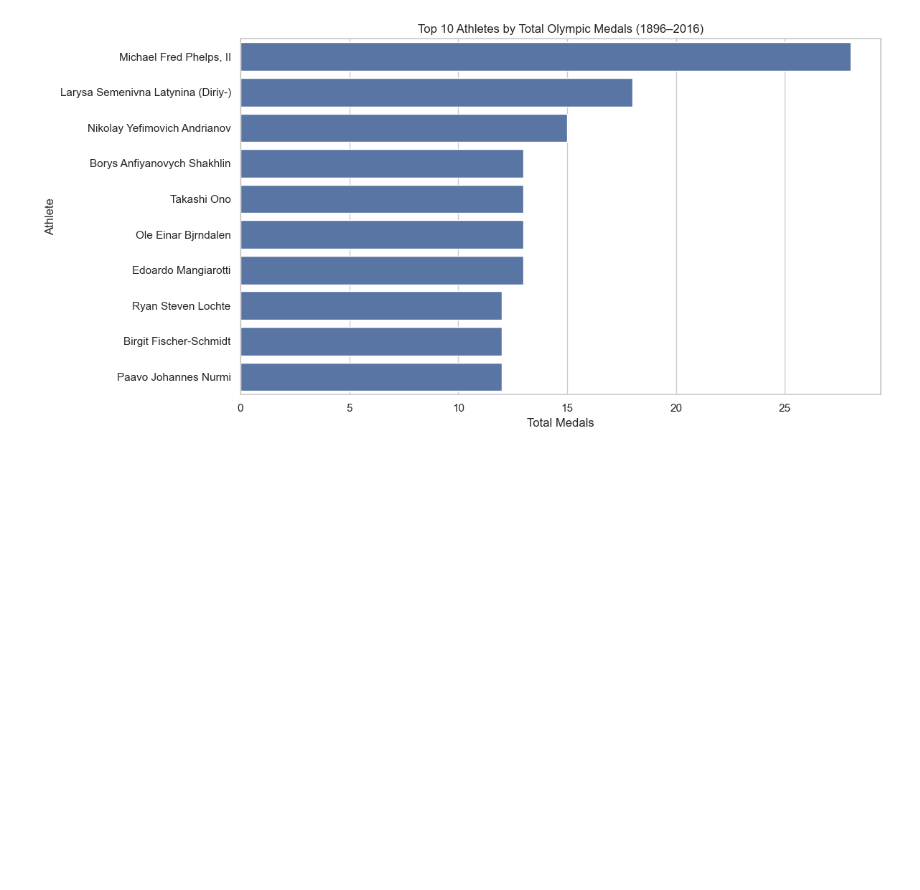
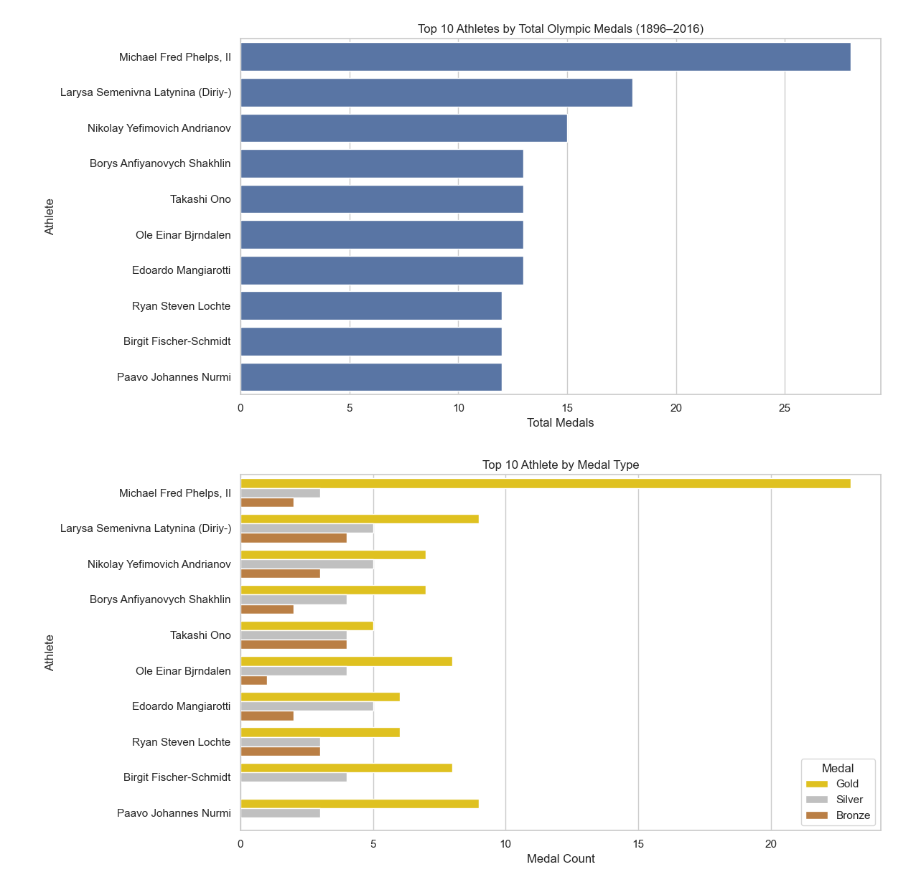
Before and after one commit to jorgesanchezdlvega/OlympicsEda, a Jupyter notebook: notebooks/initial-analysis.ipynb, the cells around one changed output. Cells and saved outputs as stored; diff of their text form; code cells hidden in the pictures; blank space fills up the shorter version.

```diff
--- a/notebooks/initial-analysis.ipynb
+++ b/notebooks/initial-analysis.ipynb
@@ -313,3 +313,28 @@ plt.tight_layout()
 plt.show()
 # %% [output]
 [figure]
+# %%
+medals_by_type_athletes = (
+    medal_winners.groupby(["Name", "Medal"])
+    .size()
+    .reset_index(name="count")
+)
+
+top_athletes = medals_by_athlete.head(10)["Name"].tolist()
+top_medals_athlete = medals_by_type_athletes[medals_by_type_athletes["Name"].isin(top_athletes)]
+
+medal_colors = {
+    "Gold": "#FFD700",     # Gold
+    "Silver": "#C0C0C0",   # Silver
+    "Bronze": "#CD7F32"    # Bronze
+}
+
+plt.figure(figsize=(12, 6))
+sns.barplot(data=top_medals_athlete, x="count", y="Name", hue="Medal", palette=medal_colors, order=top_athletes)
+plt.title("Top 10 Athlete by Medal Type")
+plt.xlabel("Medal Count")
+plt.ylabel("Athlete")
+plt.tight_layout()
+plt.show()
+# %% [output]
+[figure, added]
```
Also changed, not shown: 1 other file.
